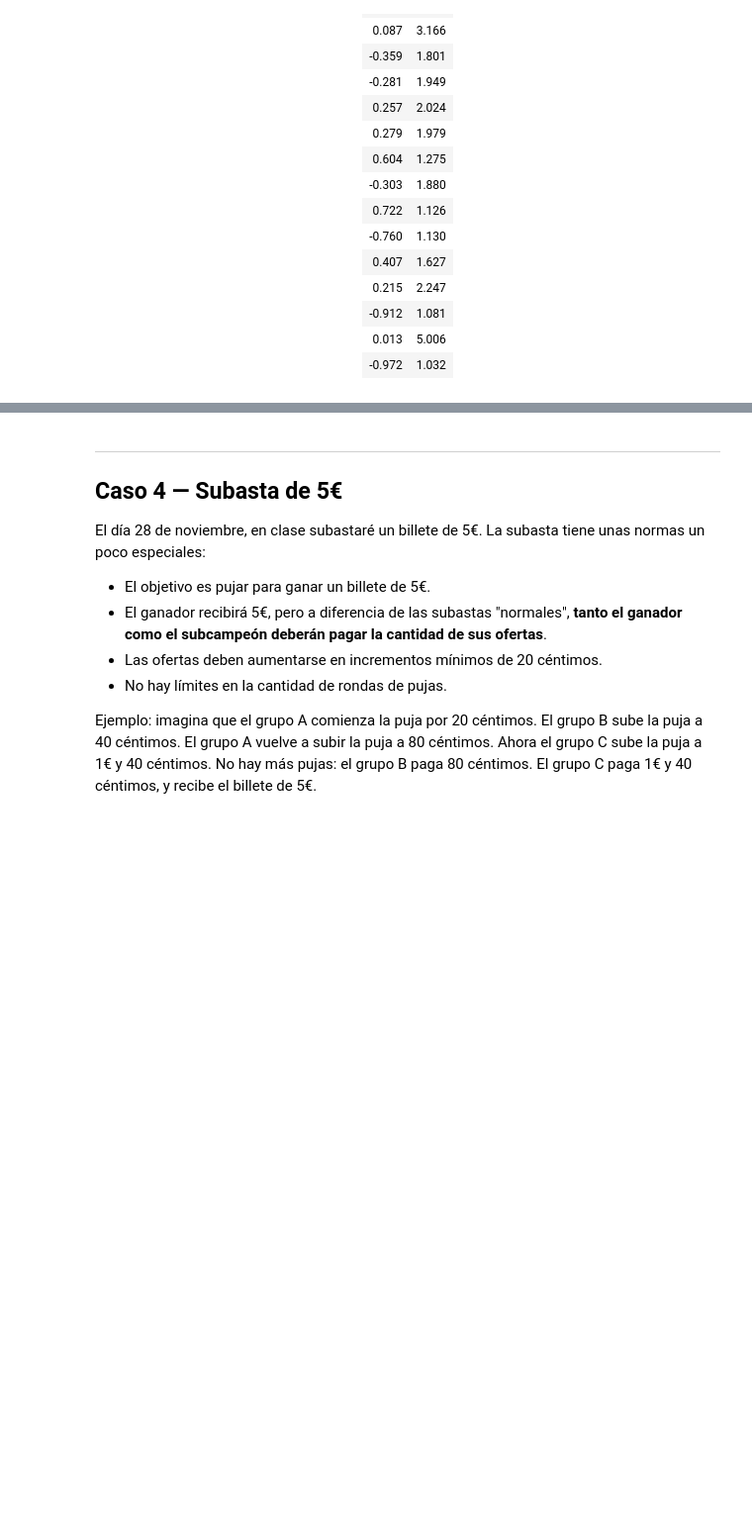
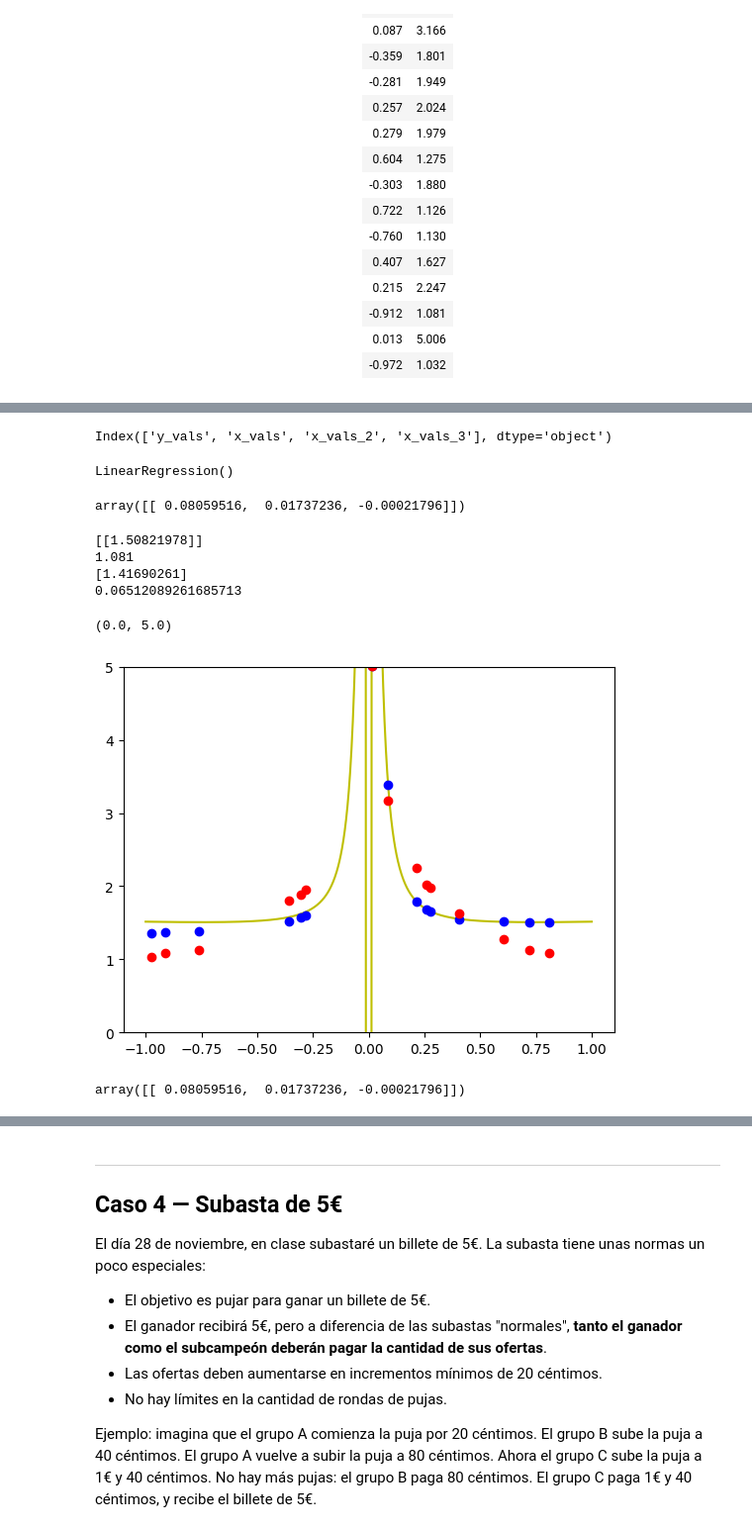
Before and after one commit to Chepados/ALN_practica_2, a Jupyter notebook: Práctica 2 — Campeonato de predicción.ipynb, the cells around one changed output, grey strips where cells are left out. Shown: that part at 99% size. Cells and saved outputs as stored; diff of their text form; code cells hidden in the pictures; blank space fills up the shorter version.

```diff
--- a/Práctica 2 — Campeonato de predicción.ipynb
+++ b/Práctica 2 — Campeonato de predicción.ipynb
@@ -80,0 +202,4 @@ Observa los siguientes pares de valores $x$, $y$. Predice cuál será el valor a
+# %%
+import pandas as pd
+
+df = pd.DataFrame({"y_vals": y_vals, "x_vals": x_vals})
@@ -80,0 +234,63 @@ Observa los siguientes pares de valores $x$, $y$. Predice cuál será el valor a
+# %%
+df.columns
+# %% [output]
+Index(['y_vals', 'x_vals', 'x_vals_2', 'x_vals_3'], dtype='object')
+# %%
+from sklearn.linear_model import LinearRegression
+
+regressor = LinearRegression()
+
+X = df.iloc[:, 1:].values
+y = df[['y_vals']].values
+
+regressor.fit(X, y)
+# %% [output]
+LinearRegression()
+# %%
+regressor.coef_
+# %% [output]
+array([[ 0.08059516,  0.01737236, -0.00021796]])
+# %%
+def x_procesada(x):
+    return [x ** -i for i in range(2, grado_minimo_negativo + 1)]
+
+x_procesada = np.array([0.808] + x_procesada(0.808)).reshape((1, -1)).tolist()
+print(regressor.predict(x_procesada))
+print(1.081)
+
+valor = 0
+
+for i in range(len(x_procesada)):
+    valor += abs(x_procesada[0][i] * regressor.coef_[0][i])
+print(regressor.intercept_)
+
+print(valor)
+# %% [output]
+[[1.50821978]]
+1.081
+[1.41690261]
+0.06512089261685713
+# %%
+def fun(x):
+    resultado = abs(regressor.coef_[0][0] * x)
+    for i, coef in enumerate(regressor.coef_[0][1:]):
+        resultado += coef * abs(x ** (-(2 + i)))
+
+    return resultado + regressor.intercept_
+
+v_fun = np.vectorize(fun)
+
+x_plot = np.linspace(-1, 1, 1000)
+y_plot = list(map(fun, x_plot))
+
+plt.plot(x_plot, y_plot, "y")
+plt.plot(x_vals, regressor.predict(X), "bo")
+plt.plot(x_vals, y_vals, "ro")
+plt.ylim([0, 5])
+# %% [output]
+(0.0, 5.0)
+[figure, added]
+# %%
+regressor.coef_
+# %% [output]
+array([[ 0.08059516,  0.01737236, -0.00021796]])
```
Also changed, not shown: parts of 12 cells of this notebook.
